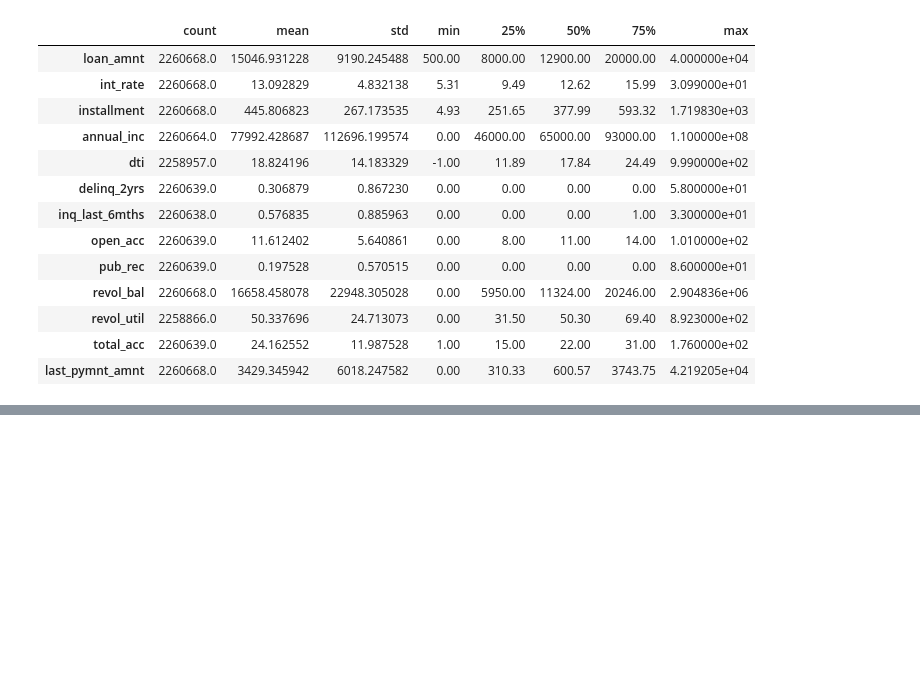
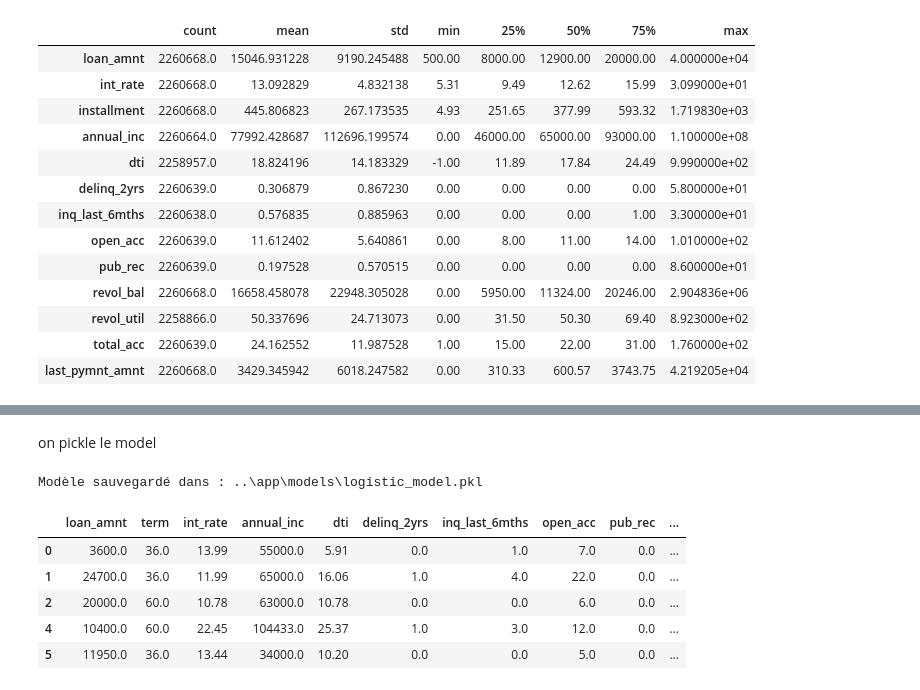
Before and after one commit to 10969shirazu/loan-eligibility-app, a Jupyter notebook: notebooks/data_exploration.ipynb, the cells around one changed output, grey strips where cells are left out. Saved outputs shown, nothing was run; the diff lists cells and outputs as text; code cells hidden in the pictures; blank space fills up the shorter version.

```diff
--- a/notebooks/data_exploration.ipynb
+++ b/notebooks/data_exploration.ipynb
@@ -184,0 +215,2 @@ df_reduced.describe().T
+# %%
+df_reduced["loan_status"] = (df_reduced["loan_status"] == "Fully Paid").replace({True : 1.0, False : 0.0})
@@ -184,0 +224,10 @@ df_reduced.describe().T
+# %%
+dummies = pd.get_dummies(df_reduced["home_ownership"])[["RENT", "OWN"]].replace({True : 1.0, False : 0.0})
+df_reduced = df_reduced.drop(columns=["home_ownership"])
+
+df_reduced = pd.concat([df_reduced, dummies], axis=1)
+# %%
+dummies = pd.get_dummies(df_reduced["verification_status"])[["Source Verified", "Verified"]].replace({True : 1.0, False : 0.0})
+df_reduced = df_reduced.drop(columns=["verification_status"])
+
+df_reduced = pd.concat([df_reduced, dummies], axis=1)
@@ -184,0 +253,16 @@ df_reduced.describe().T
+# %%
+selected_purposes = [
+    "credit_card",
+    "debt_consolidation",
+    "home_improvement",
+    "major_purchase",
+    "medical",
+    "other",
+    "small_business"
+]
+
+dummies = pd.get_dummies(df_reduced["purpose"])[selected_purposes].replace({True: 1.0, False: 0.0})
+
+df_reduced = df_reduced.drop(columns=["purpose"])
+
+df_reduced = pd.concat([df_reduced, dummies], axis=1)
@@ -184,0 +321,26 @@ df_reduced.describe().T
+# %% [markdown]
+on pickle le model
+# %%
+import os
+import pickle
+
+# Spécifier le répertoire où le modèle sera sauvegardé
+model_dir = '..\\app\\models'
+
+# Sauvegarder le modèle dans un fichier avec pickle
+model_filename = os.path.join(model_dir, 'logistic_model.pkl')
+with open(model_filename, 'wb') as file:
+    pickle.dump(logistic_model, file)
+
+print(f"Modèle sauvegardé dans : {model_filename}")
+# %% [output]
+Modèle sauvegardé dans : ..\app\models\logistic_model.pkl
+# %%
+df_reduced[df_reduced.loan_status == 1.0].head()
+# %% [output]
+|  | loan_amnt | term | int_rate | annual_inc | dti | delinq_2yrs | inq_last_6mths | open_acc | pub_rec | ... |
+| 0 | 3600.0 | 36.0 | 13.99 | 55000.0 | 5.91 | 0.0 | 1.0 | 7.0 | 0.0 | ... |
+| 1 | 24700.0 | 36.0 | 11.99 | 65000.0 | 16.06 | 1.0 | 4.0 | 22.0 | 0.0 | ... |
+| 2 | 20000.0 | 60.0 | 10.78 | 63000.0 | 10.78 | 0.0 | 0.0 | 6.0 | 0.0 | ... |
+| 4 | 10400.0 | 60.0 | 22.45 | 104433.0 | 25.37 | 1.0 | 3.0 | 12.0 | 0.0 | ... |
+| 5 | 11950.0 | 36.0 | 13.44 | 34000.0 | 10.20 | 0.0 | 0.0 | 5.0 | 0.0 | ... |
```
Also changed, not shown: parts of 26 cells of this notebook, 10 other files.
